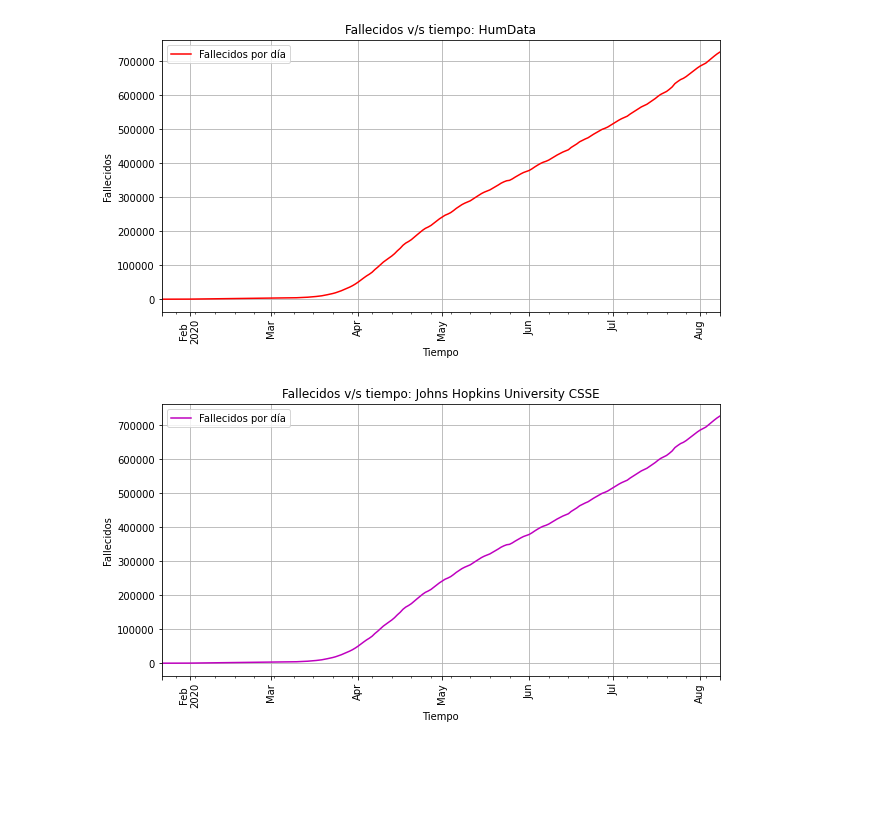
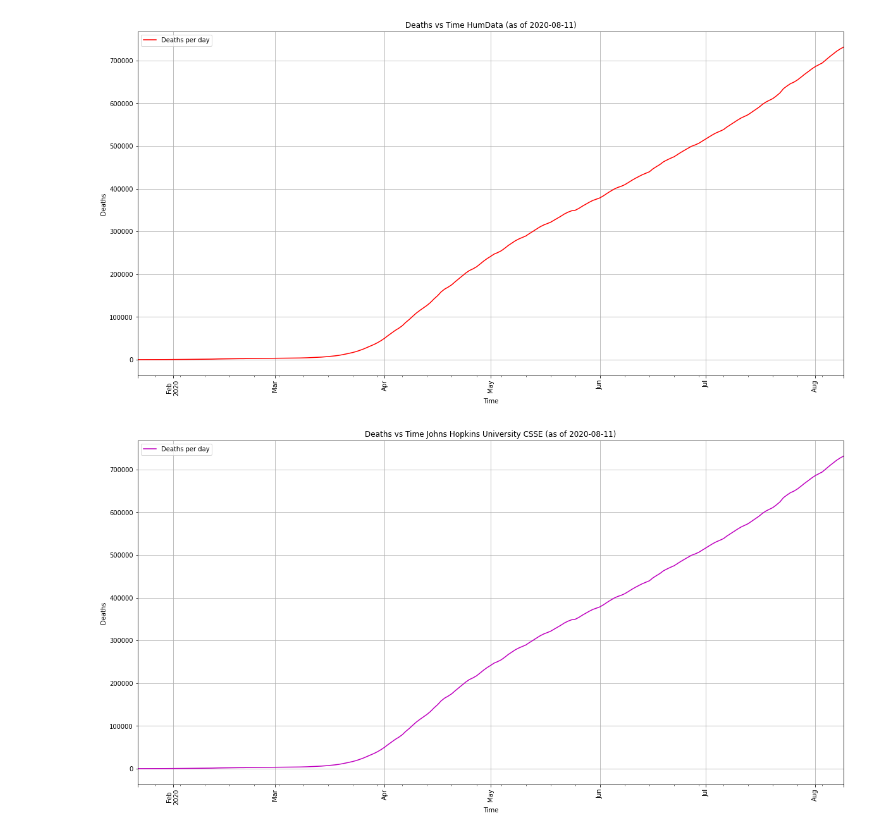
Before and after one commit to Tisks/Covid-Big-Data, a Jupyter notebook: Unified_VSTime_Global_Plots.ipynb, the cells around one changed output. Drawn from its saved outputs; the diff is of its cells as text; code cells hidden in the pictures; blank space fills up the shorter version.

```diff
--- a/Unified_VSTime_Global_Plots.ipynb
+++ b/Unified_VSTime_Global_Plots.ipynb
@@ -3,6 +3,7 @@
 # %%
 import pandas as pd
 import matplotlib.pyplot as plt
+import datetime
 
 def readAndPlot(data, x_label, y_label, title, legend, color):
   # data manipulation
@@ -13,16 +14,19 @@ def readAndPlot(data, x_label, y_label, title, legend, color):
   # plot
   f = plt.figure()
   plt.ticklabel_format(style = 'plain')
-  plt.title(title)
+  plt.title(title + ' (as of ' + str(datetime.datetime.now().date()) + ')' )
   plt.xlabel(xlabel=x_label)
   plt.ylabel(ylabel=y_label)
 
-  dataPlot = data.plot(figsize=(10,5), color=color, ax=f.gca())
+  dataPlot = data.plot(figsize=(20,10), color=color, ax=f.gca())
   dataPlot.legend([legend], loc='upper left')
   dataPlot.tick_params(axis='x', labelrotation=90)
 
   plt.grid(True)
   plt.show()
+
+  # name = title + '.png'
+  # dataPlot.get_figure().savefig(name)
 # %%
 # data download
 
@@ -65,12 +69,12 @@ readAndPlot(data=dfHopkins2, x_label='Tiempo', y_label='Recuperados', title='Rec
 # %%
-# plot Fallecidos v/s tiempo: HumData
+# plot Deaths vs Time HumData
 
-readAndPlot(data=dfHum3, x_label='Tiempo', y_label='Fallecidos', title='Fallecidos v/s tiempo: HumData', legend='Fallecidos por día', color='r')
+readAndPlot(data=dfHum3, x_label='Time', y_label='Deaths', title='Deaths vs Time HumData', legend='Deaths per day', color='r')
 # %% [output]
-[figure, old version]
+[figure, new version]
 # %%
-# plot Fallecidos v/s tiempo: Johns Hopkins University CSSE
+# plot Deaths vs Time Johns Hopkins University CSSE
 
-readAndPlot(data=dfHopkins3, x_label='Tiempo', y_label='Fallecidos', title='Fallecidos v/s tiempo: Johns Hopkins University CSSE', legend='Fallecidos por día', color='m')
+readAndPlot(data=dfHopkins3, x_label='Time', y_label='Deaths', title='Deaths vs Time Johns Hopkins University CSSE', legend='Deaths per day', color='m')
 # %% [output]
-[figure, old version]
+[figure, new version]
```
Also changed, not shown: parts of 4 cells of this notebook.
